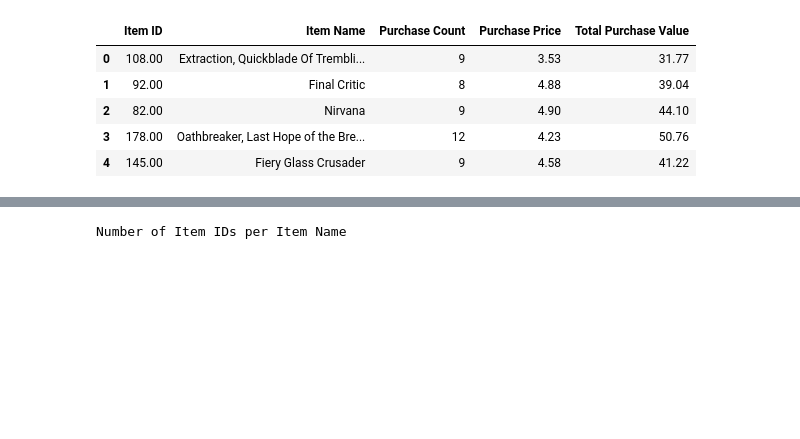
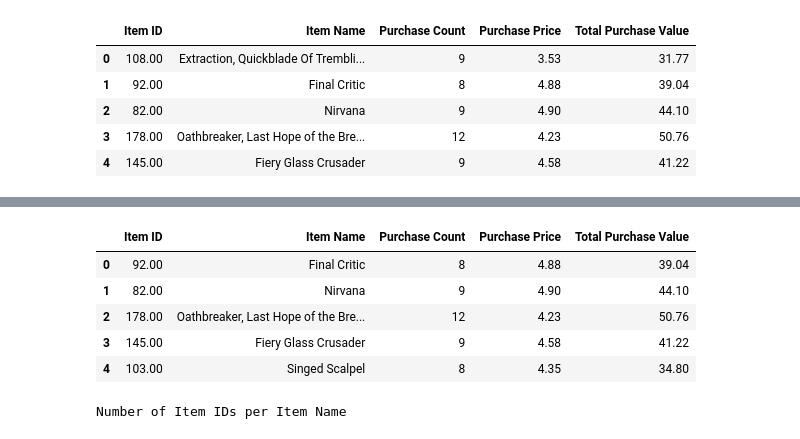
Before and after one commit to JosefinaAureaAmaro/01_Python_Pandas, a Jupyter notebook: Heroes_of_Pymoli.ipynb, the cells around one changed output, grey strips where cells are left out. Cells and saved outputs as stored; diff of their text form; code cells hidden in the pictures; blank space fills up the shorter version.

Commit message:
finalized most profitable table

```diff
--- a/Heroes_of_Pymoli.ipynb
+++ b/Heroes_of_Pymoli.ipynb
@@ -277,3 +292,25 @@ mostpopular_final_df.set_index("Item ID").reset_index()
+# %%
+profitgames_df = df.loc[df['Item ID'].isin(list_of_profit_games_df)]
+# %%
+profit_purchasecount_df = profitgames_df.groupby('Item ID')['Price'].count().reset_index(name ='Purchase Count')
+# %%
+itemnames_profit = profitgames_df[['Item ID', 'Item Name']].drop_duplicates()
+# %%
+itemprice_profit = profitgames_df.groupby('Item ID')['Price'].mean().reset_index(name ='Purchase Price')
+# %%
+#merge most popluar games dfs
+
+profitable_itemnamesandpurchcount_df= pd.merge(itemnames_profit,profit_purchasecount_df, how = 'outer', on = "Item ID")
+profitable_itemprice_merge_df = pd.merge(profitable_itemnamesandpurchcount_df, itemprice_profit, how = 'outer', on= "Item ID")
+mostprofit_final_df = pd.merge(profitable_itemprice_merge_df,top5profitgames_df, how = 'outer', on = 'Item ID')
+mostprofit_final_df.set_index("Item ID").reset_index()
+# %% [output]
+|  | Item ID | Item Name | Purchase Count | Purchase Price | Total Purchase Value |
+| 0 | 92.00 | Final Critic | 8 | 4.88 | 39.04 |
+| 1 | 82.00 | Nirvana | 9 | 4.90 | 44.10 |
+| 2 | 178.00 | Oathbreaker, Last Hope of the Bre... | 12 | 4.23 | 50.76 |
+| 3 | 145.00 | Fiery Glass Crusader | 9 | 4.58 | 41.22 |
+| 4 | 103.00 | Singed Scalpel | 8 | 4.35 | 34.80 |
 # %%
 #To confirm a unique Item ID per Item Name
 #To highlight value greater than 1
```
Also changed, not shown: parts of 4 cells of this notebook.
